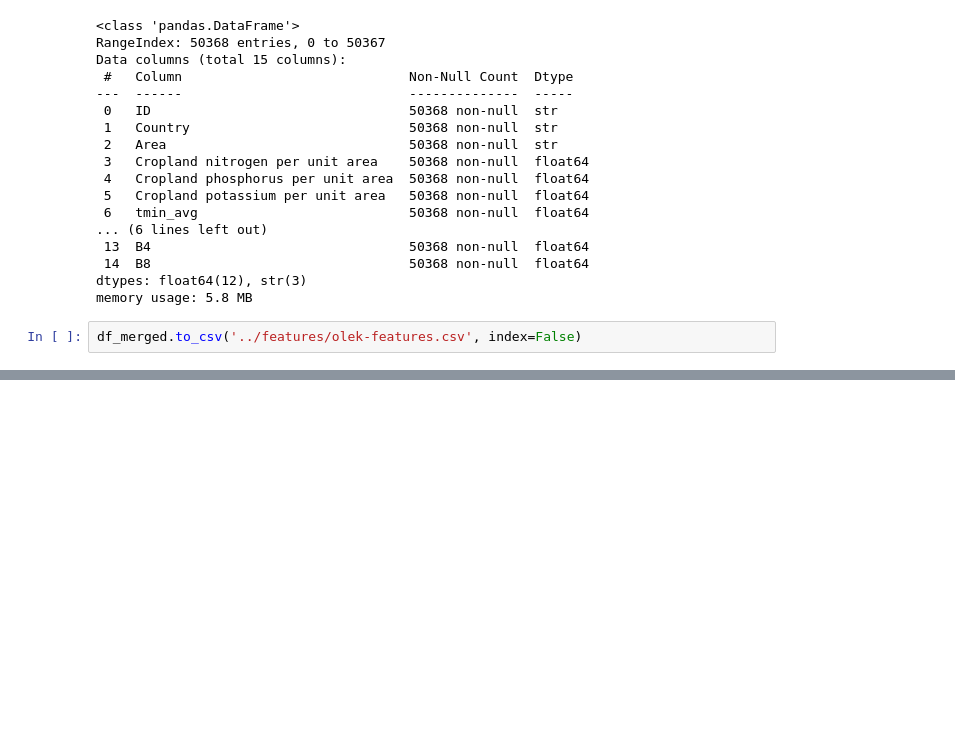
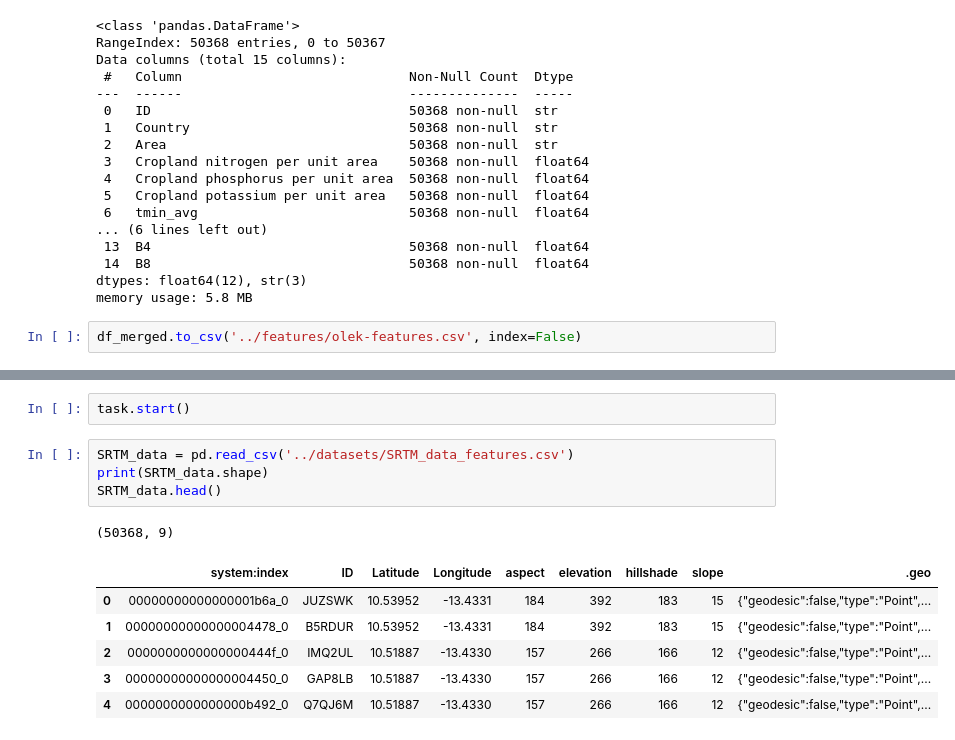
Before and after one commit to lucknera/projekt_interdyscyplinarny, a Jupyter notebook: models/olek-fe.ipynb, the cells around one changed output, grey strips where cells are left out. Cells and saved outputs as stored; diff of their text form; blank space fills up the shorter version.

Commit message:
added SRTM features

```diff
--- a/models/olek-fe.ipynb
+++ b/models/olek-fe.ipynb
@@ -650,0 +643,14 @@ df_merged.to_csv('../features/olek-features.csv', index=False)
+# %%
+task.start()
+# %%
+SRTM_data = pd.read_csv('../datasets/SRTM_data_features.csv')
+print(SRTM_data.shape)
+SRTM_data.head()
+# %% [output]
+(50368, 9)
+|  | system:index | ID | Latitude | Longitude | aspect | elevation | hillshade | slope | .geo |
+| 0 | 00000000000000001b6a_0 | JUZSWK | 10.53952 | -13.4331 | 184 | 392 | 183 | 15 | {"geodesic":false,"type":"Point",... |
+| 1 | 00000000000000004478_0 | B5RDUR | 10.53952 | -13.4331 | 184 | 392 | 183 | 15 | {"geodesic":false,"type":"Point",... |
+| 2 | 0000000000000000444f_0 | IMQ2UL | 10.51887 | -13.4330 | 157 | 266 | 166 | 12 | {"geodesic":false,"type":"Point",... |
+| 3 | 00000000000000004450_0 | GAP8LB | 10.51887 | -13.4330 | 157 | 266 | 166 | 12 | {"geodesic":false,"type":"Point",... |
+| 4 | 0000000000000000b492_0 | Q7QJ6M | 10.51887 | -13.4330 | 157 | 266 | 166 | 12 | {"geodesic":false,"type":"Point",... |
```
Also changed, not shown: parts of 14 cells of this notebook, 2 other files.
